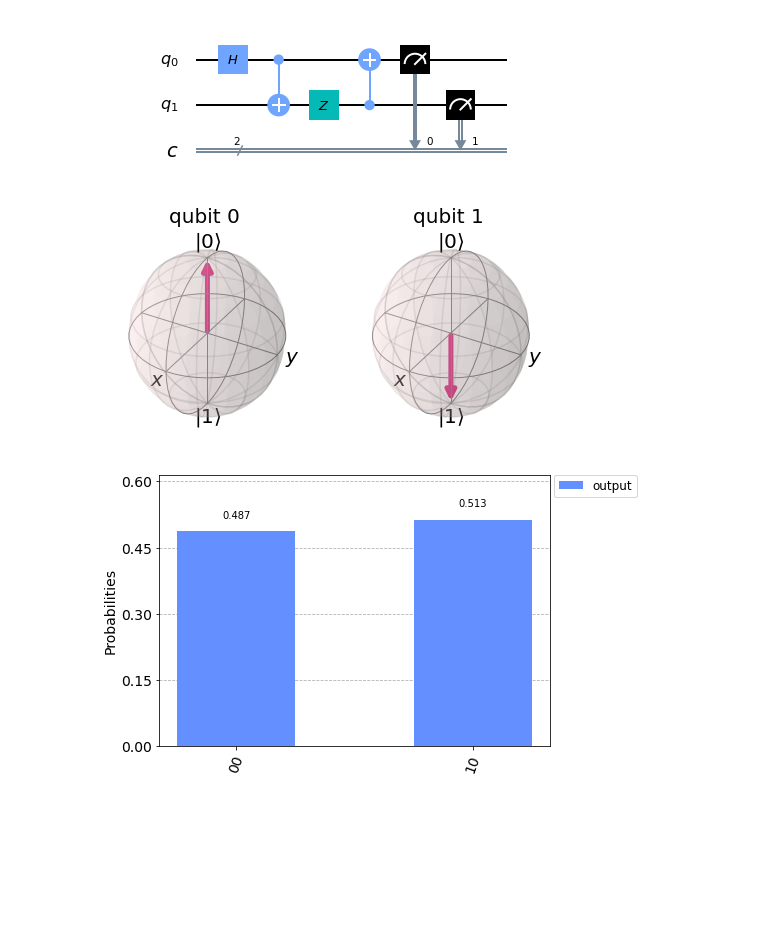
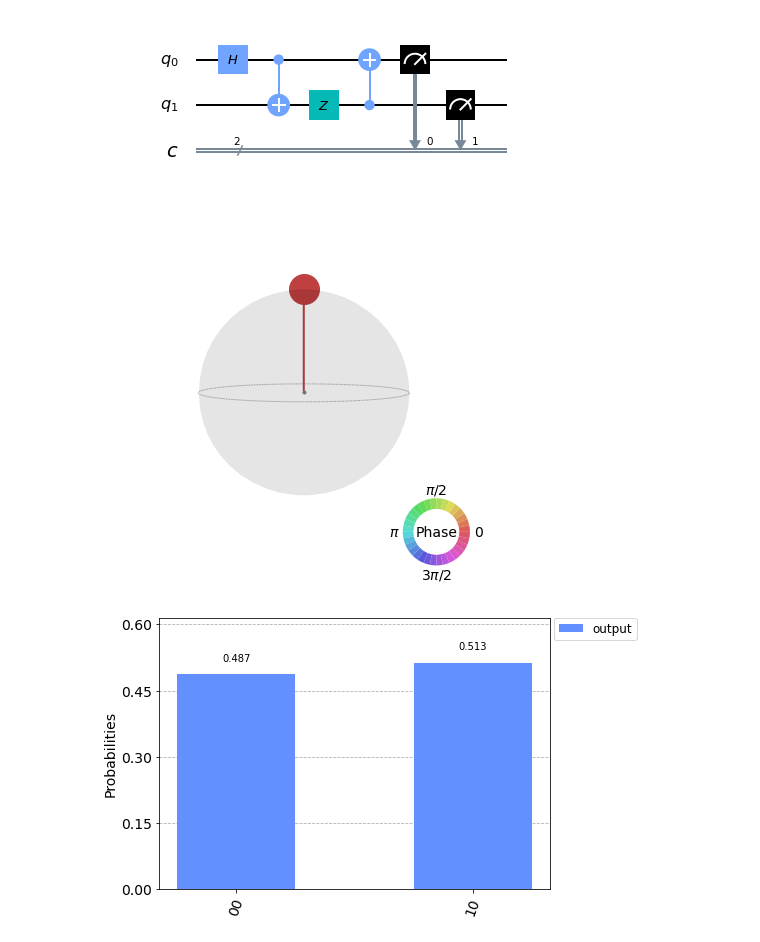
Before and after one commit to sergiomtzlosa/docker-qiskit, a Jupyter notebook: qiskit-jupyter/notebooks/circuit_test.ipynb, the cells around one changed output. Drawn from its saved outputs; the diff is of its cells as text; code cells hidden in the pictures; blank space fills up the shorter version.

```diff
--- a/qiskit-jupyter/notebooks/circuit_test.ipynb
+++ b/qiskit-jupyter/notebooks/circuit_test.ipynb
@@ -23,8 +23,10 @@ sim_state_vector = qiskit.execute(circuit, backend=statevec_sim).result().get_st
 sim_counts = qiskit.execute(circuit, backend=qasm_sim, shots=1024).result().get_counts()
 # %%
 plot_bloch_multivector(sim_state_vector)
+
+plot_state_qsphere(sim_state_vector)
 # %% [output]
-[figure, old version]
+[figure, new version]
 # %%
 plot_histogram([sim_counts], legend=['output'])
 # %% [output]
```
Also changed, not shown: parts of 1 cell of this notebook, 5 other files.
